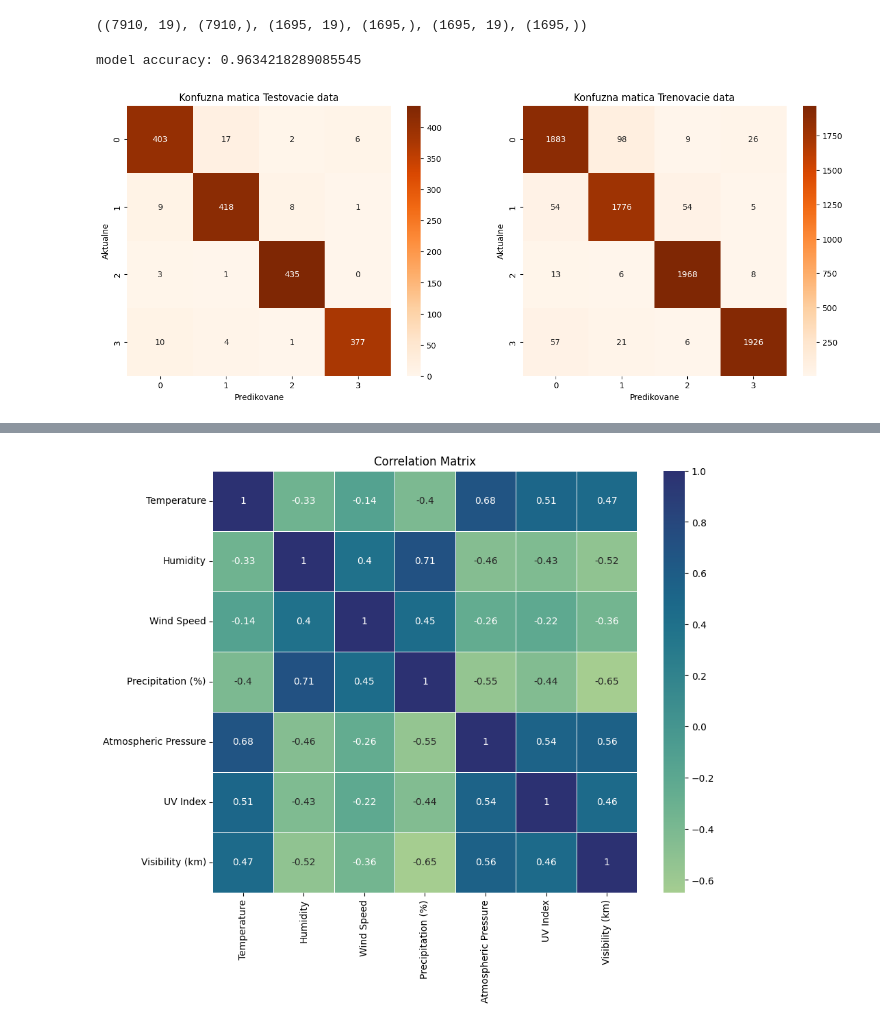
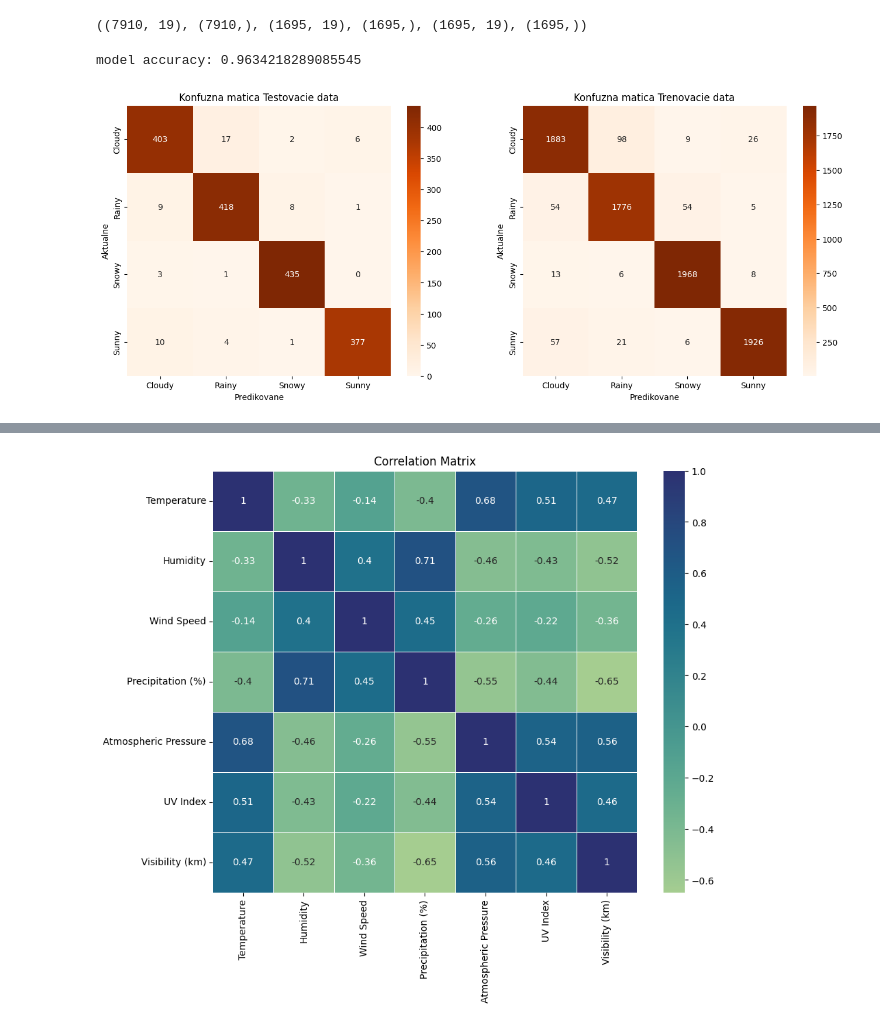
Before and after one commit to OndrejKocak/suns, a Jupyter notebook: zadanie1/zadanie.ipynb, the cells around one changed output, grey strips where cells are left out. Saved outputs shown, nothing was run; the diff lists cells and outputs as text; code cells hidden in the pictures.

```diff
--- a/zadanie1/zadanie.ipynb
+++ b/zadanie1/zadanie.ipynb
@@ -154,30 +163,30 @@ X_test = scaler.transform(X_test)
 # %%
+#logisticRegression
 model = LogisticRegression(max_iter=200)
-#print(X_train.isnull().sum(), X_train)
 model.fit(X_train, Y_train)
 
 y_pred = model.predict(X_test)
 y_pred_train = model.predict(X_train)
 
 accurracy = accuracy_score(Y_test, y_pred)
 print(f"model accuracy: {accurracy}")
 
 conf_matrix = confusion_matrix(Y_test, y_pred)
 plt.figure(figsize=(16,6))
 plt.subplot(1,2,1)
-sns.heatmap(conf_matrix, annot=True, fmt='d', cmap='Oranges', xticklabels=model.classes_, yticklabels=model.classes_)
+sns.heatmap(conf_matrix, annot=True, fmt='d', cmap='Oranges', xticklabels=['Cloudy', 'Rainy', 'Snowy', 'Sunny'], yticklabels=['Cloudy', 'Rainy', 'Snowy', 'Sunny'])
 plt.title("Konfuzna matica Testovacie data")
 plt.xlabel("Predikovane")
 plt.ylabel("Aktualne")
 
 
 conf_matrix = confusion_matrix(Y_train, y_pred_train)
 plt.subplot(1,2,2)
-sns.heatmap(conf_matrix, annot=True, fmt='d', cmap='Oranges', xticklabels=model.classes_, yticklabels=model.classes_)
+sns.heatmap(conf_matrix, annot=True, fmt='d', cmap='Oranges', xticklabels=['Cloudy', 'Rainy', 'Snowy', 'Sunny'], yticklabels=['Cloudy', 'Rainy', 'Snowy', 'Sunny'])
 plt.title("Konfuzna matica Trenovacie data")
 plt.xlabel("Predikovane")
 plt.ylabel("Aktualne")
 plt.show()
 # %% [output]
 model accuracy: 0.9634218289085545
-[figure, old version]
+[figure, new version]
```
Also changed, not shown: parts of 18 cells of this notebook.
